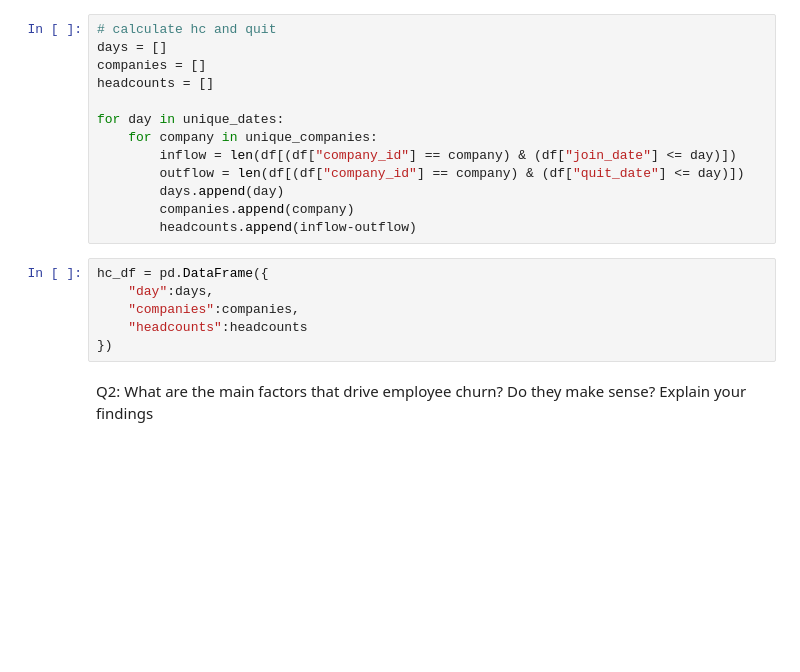
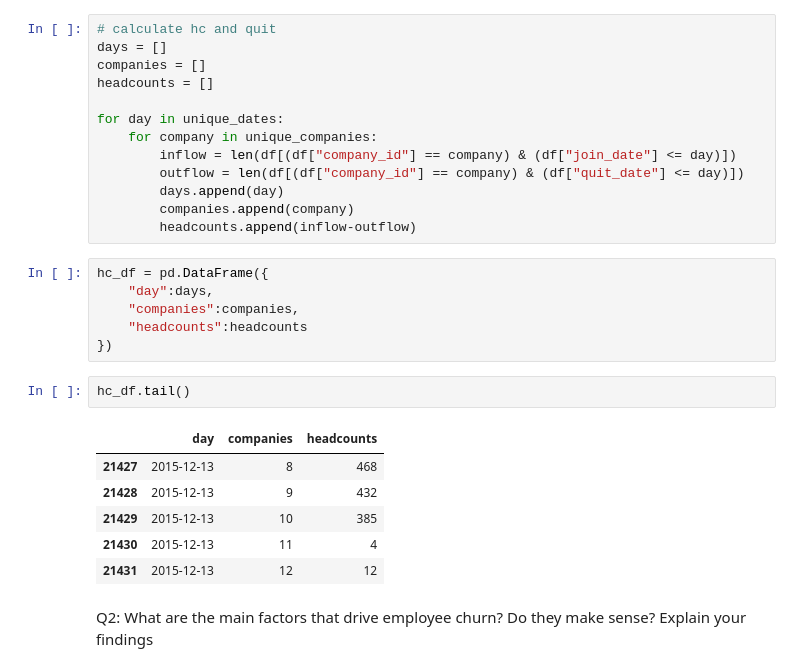
Before and after one commit to haorzeng1997/DS-Take-Home-Challenges, a Jupyter notebook: Employee Retention.ipynb, the cells around one changed output. Saved outputs shown, nothing was run; the diff lists cells and outputs as text; blank space fills up the shorter version.

```diff
--- a/Employee Retention.ipynb
+++ b/Employee Retention.ipynb
@@ -120,6 +122,15 @@ hc_df = pd.DataFrame({
     "companies":companies,
     "headcounts":headcounts
 })
+# %%
+hc_df.tail()
+# %% [output]
+|  | day | companies | headcounts |
+| 21427 | 2015-12-13 | 8 | 468 |
+| 21428 | 2015-12-13 | 9 | 432 |
+| 21429 | 2015-12-13 | 10 | 385 |
+| 21430 | 2015-12-13 | 11 | 4 |
+| 21431 | 2015-12-13 | 12 | 12 |
 # %% [markdown]
 Q2: What are the main factors that drive employee churn? Do they make sense? Explain your findings
 # %%
```
Also changed, not shown: parts of 16 cells of this notebook.
